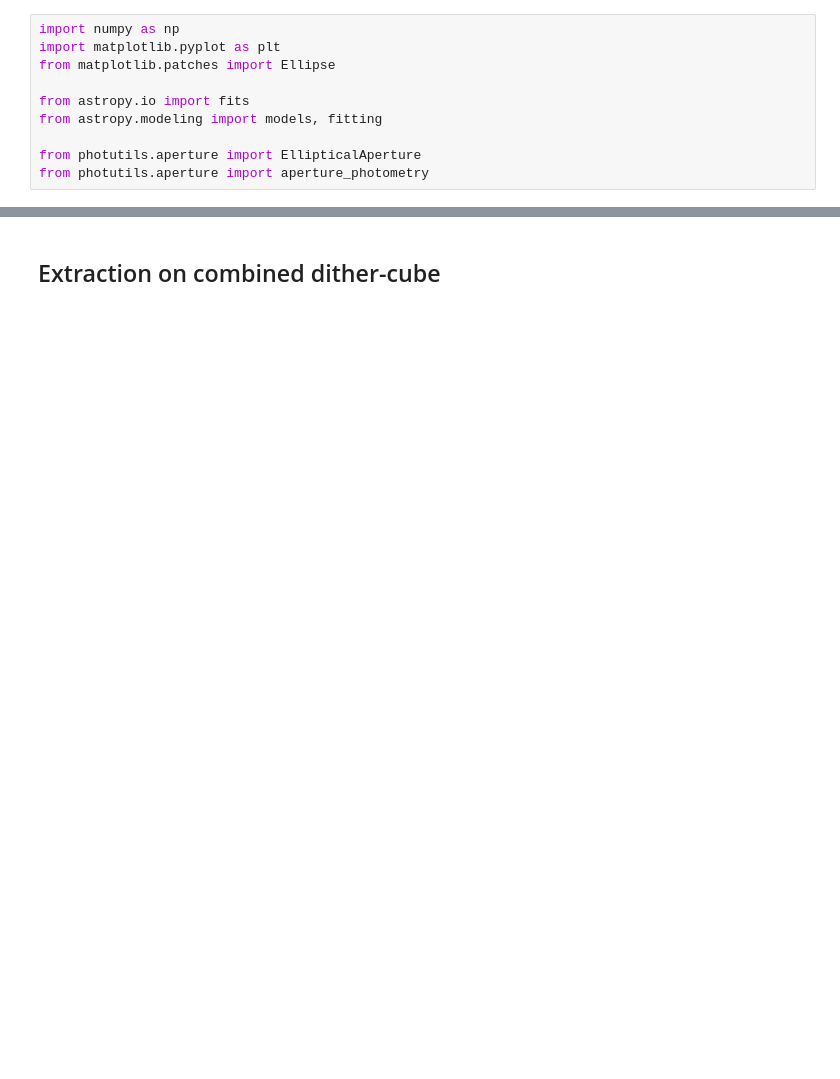
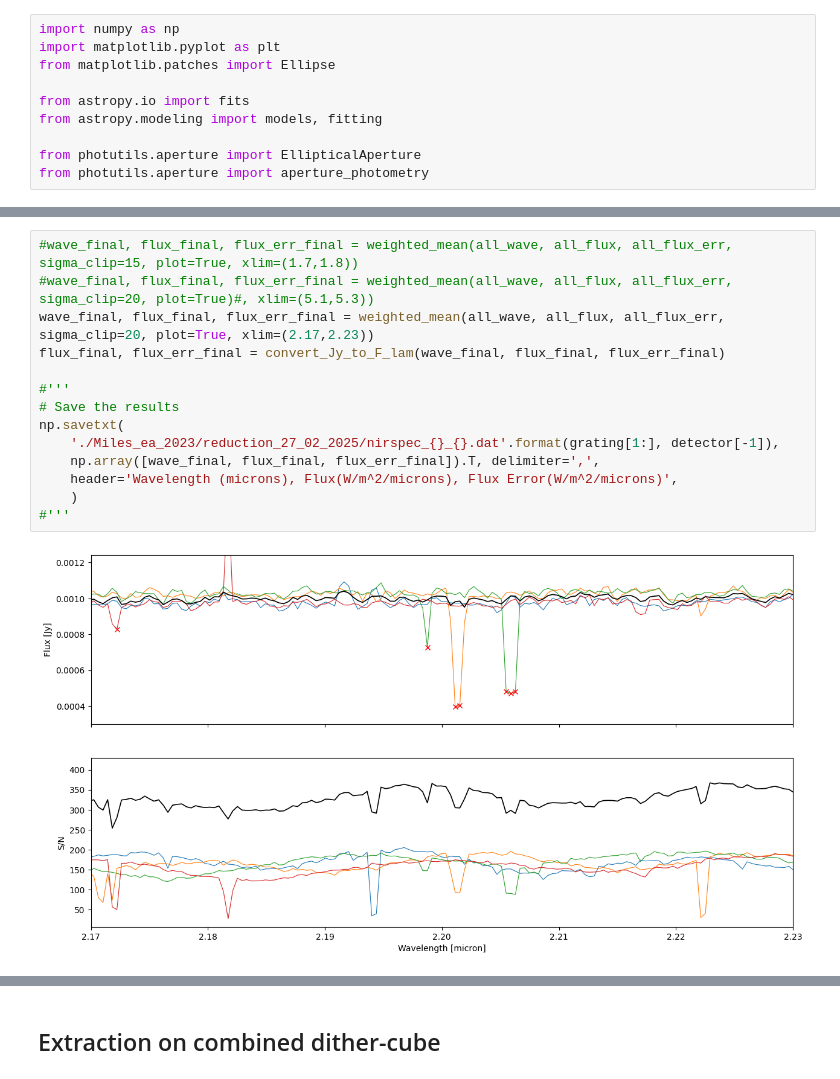
Before and after one commit to samderegt/retrieval_base, a Jupyter notebook: JWST_VHS_1256B/custom_extraction.ipynb, the cells around one changed output, grey strips where cells are left out. Saved outputs shown, nothing was run; the diff lists cells and outputs as text; blank space fills up the shorter version.

```diff
--- a/JWST_VHS_1256B/custom_extraction.ipynb
+++ b/JWST_VHS_1256B/custom_extraction.ipynb
@@ -176,0 +258,16 @@ def convert_Jy_to_F_lam(wave, flux, flux_err):
+# %%
+#wave_final, flux_final, flux_err_final = weighted_mean(all_wave, all_flux, all_flux_err, sigma_clip=15, plot=True, xlim=(1.7,1.8))
+#wave_final, flux_final, flux_err_final = weighted_mean(all_wave, all_flux, all_flux_err, sigma_clip=20, plot=True)#, xlim=(5.1,5.3))
+wave_final, flux_final, flux_err_final = weighted_mean(all_wave, all_flux, all_flux_err, sigma_clip=20, plot=True, xlim=(2.17,2.23))
+flux_final, flux_err_final = convert_Jy_to_F_lam(wave_final, flux_final, flux_err_final)
+
+#'''
+# Save the results
+np.savetxt(
+    './Miles_ea_2023/reduction_27_02_2025/nirspec_{}_{}.dat'.format(grating[1:], detector[-1]),
+    np.array([wave_final, flux_final, flux_err_final]).T, delimiter=',',
+    header='Wavelength (microns), Flux(W/m^2/microns), Flux Error(W/m^2/microns)',
+    )
+#'''
+# %% [output]
+[figure, added]
```
Also changed, not shown: parts of 8 cells of this notebook, 10 other files.
